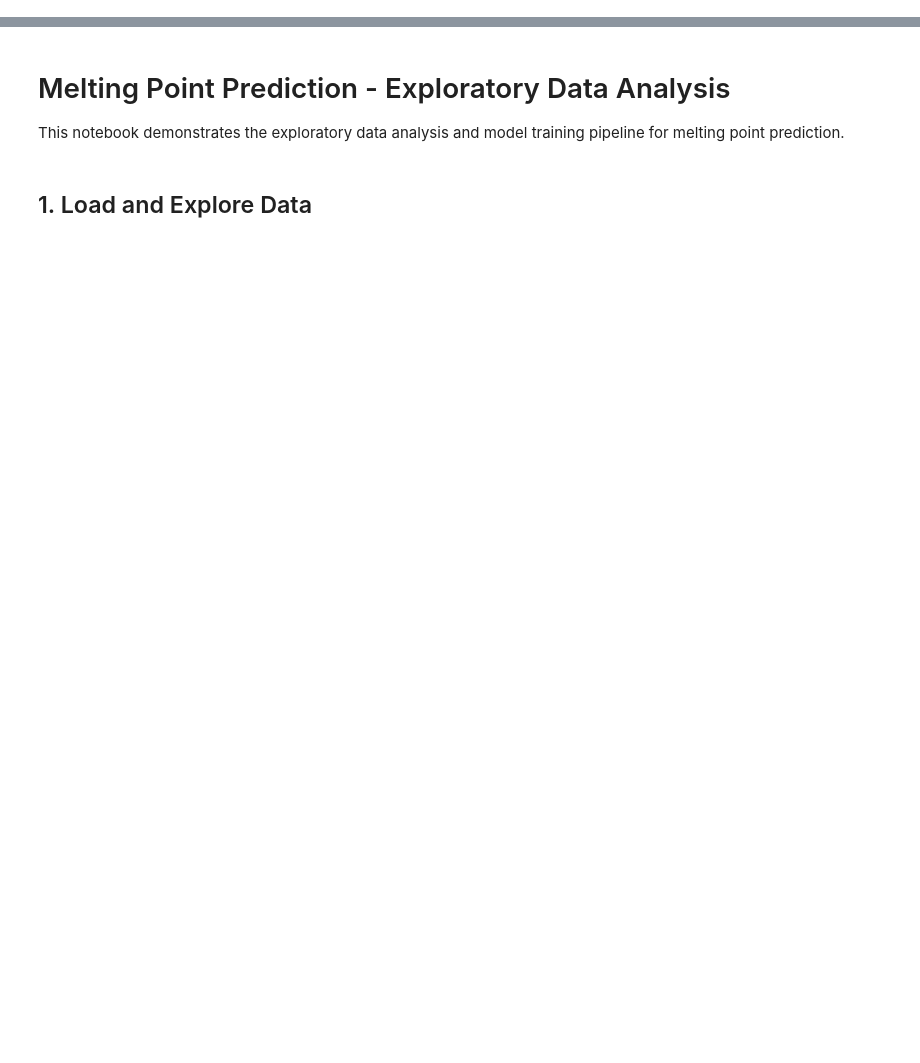
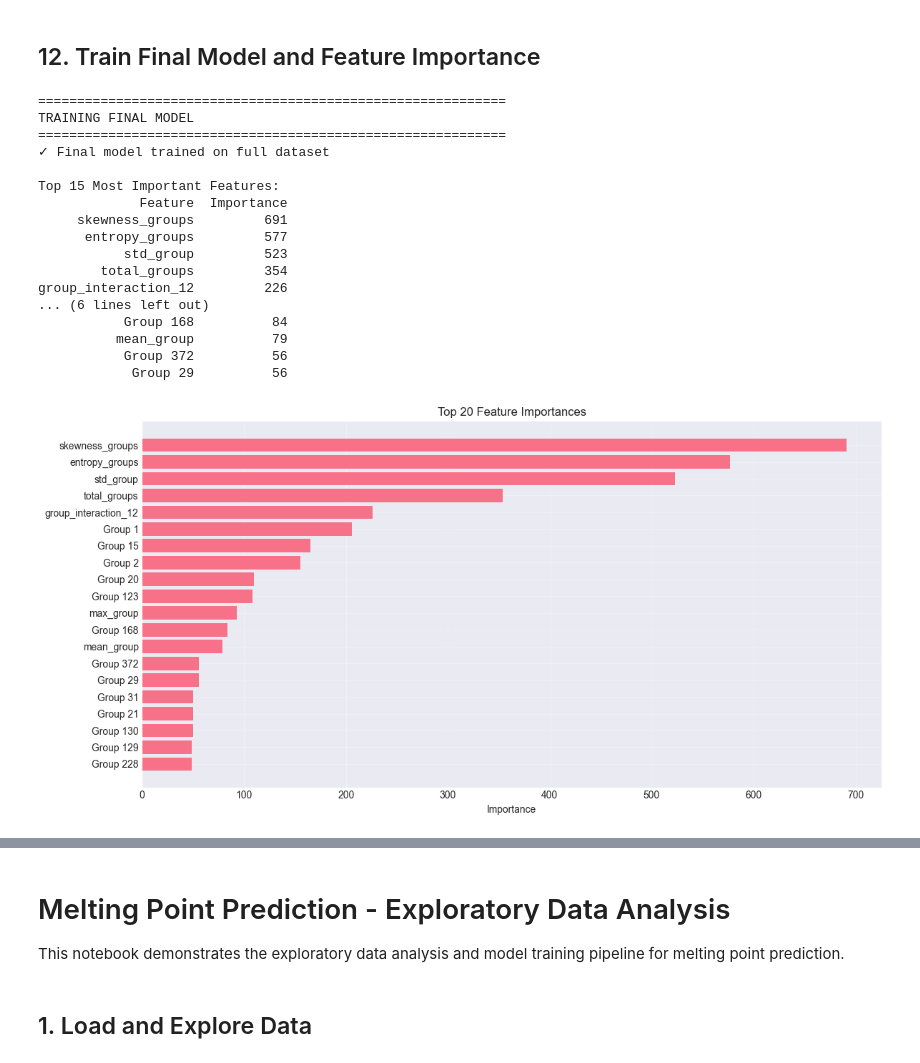
Before and after one commit to zainhaidar16/Thermophysical-Property-Melting-Point, a Jupyter notebook: notebooks/exploratory_analysis.ipynb, the cells around one changed output, grey strips where cells are left out. Saved outputs shown, nothing was run; the diff lists cells and outputs as text; code cells hidden in the pictures; blank space fills up the shorter version.

```diff
--- a/notebooks/exploratory_analysis.ipynb
+++ b/notebooks/exploratory_analysis.ipynb
@@ -0,0 +545,51 @@
+# %% [markdown]
+## 12. Train Final Model and Feature Importance
+# %%
+print("\n" + "="*60)
+print("TRAINING FINAL MODEL")
+print("="*60)
+
+final_model = best_lgb
+final_model.fit(X_scaled, y)
+print("✓ Final model trained on full dataset")
+
+# Feature importance
+importances = final_model.feature_importances_
+feature_importance_df = pd.DataFrame({
+    'Feature': all_feature_cols,
+    'Importance': importances
+}).sort_values('Importance', ascending=False)
+
+print("\nTop 15 Most Important Features:")
+print(feature_importance_df.head(15).to_string(index=False))
+
+# Visualize
+plt.figure(figsize=(12, 6))
+top_20 = feature_importance_df.head(20)
+plt.barh(range(len(top_20)), top_20['Importance'])
+plt.yticks(range(len(top_20)), top_20['Feature'])
+plt.xlabel('Importance')
+plt.title('Top 20 Feature Importances')
+plt.gca().invert_yaxis()
+plt.grid(True, alpha=0.3)
+plt.tight_layout()
+plt.show()
+# %% [output]
+============================================================
+TRAINING FINAL MODEL
+============================================================
+✓ Final model trained on full dataset
+
+Top 15 Most Important Features:
+             Feature  Importance
+     skewness_groups         691
+      entropy_groups         577
+           std_group         523
+        total_groups         354
+group_interaction_12         226
+... (6 lines left out)
+           Group 168          84
+          mean_group          79
+           Group 372          56
+            Group 29          56
+[figure, added]
```
Also changed, not shown: parts of 67 cells of this notebook, 3 other files.
